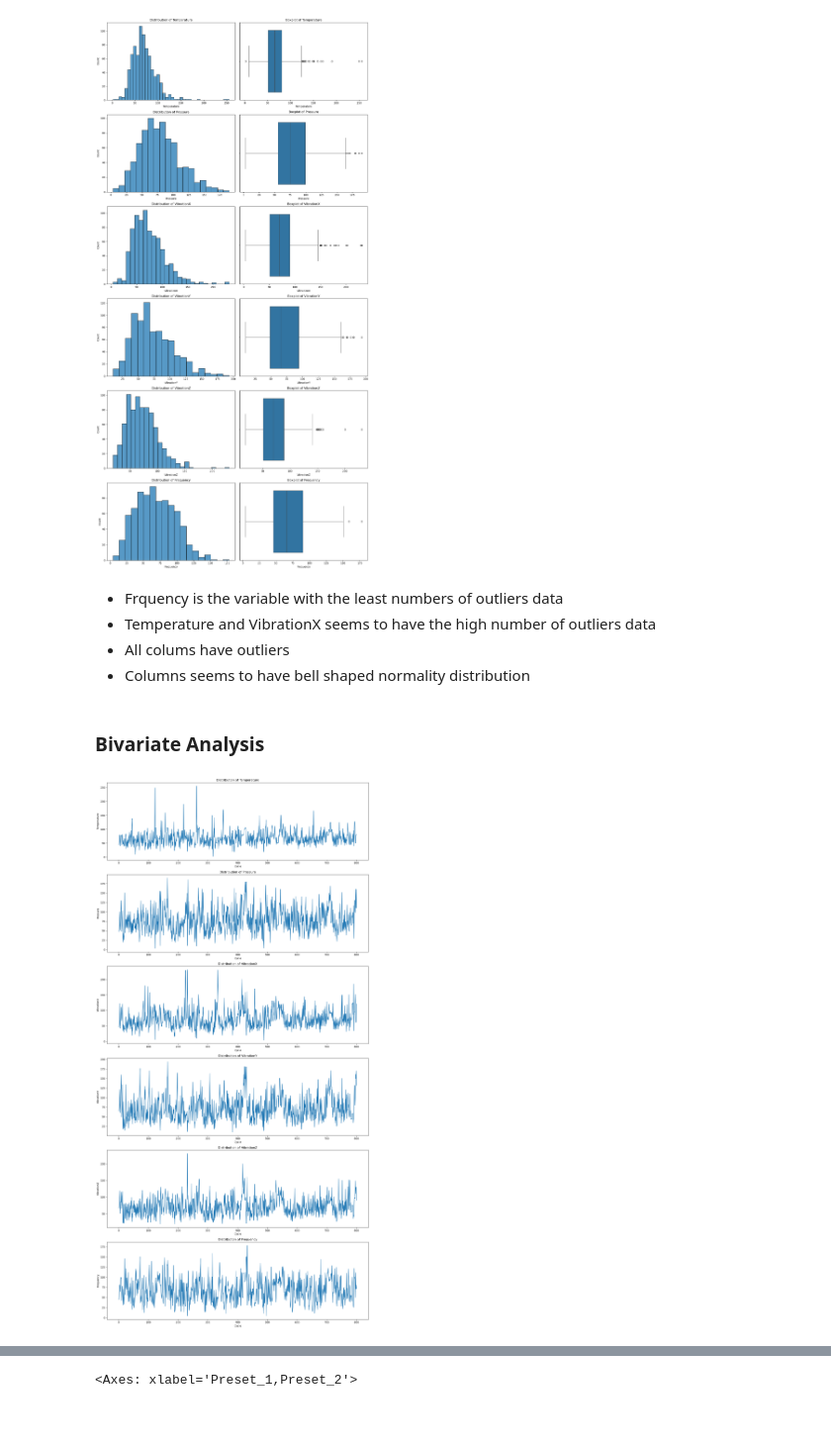
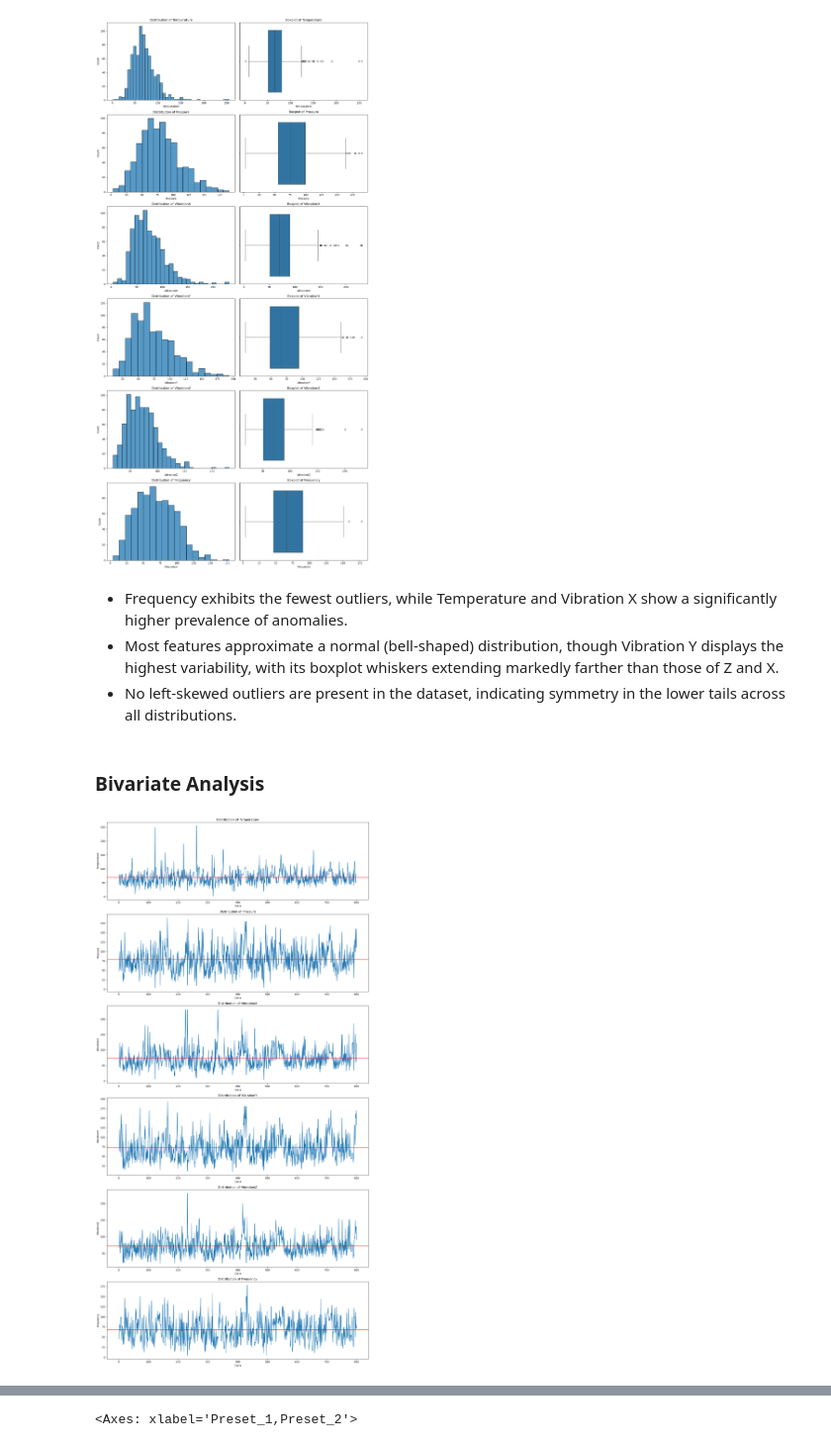
Before and after one commit to FelipeMarcelino/case-shape, a Jupyter notebook: predictive_maintenance.ipynb, the cells around one changed output, grey strips where cells are left out. Shown at 99% size. Drawn from its saved outputs; the diff is of its cells as text; code cells hidden in the pictures; blank space fills up the shorter version.

```diff
--- a/predictive_maintenance.ipynb
+++ b/predictive_maintenance.ipynb
@@ -544,23 +692,27 @@ plt.show()
 # %% [output]
 [figure]
 # %% [markdown]
-- Frquency is the variable with the least numbers of outliers data
-- Temperature and VibrationX seems to have the high number of outliers data
-- All colums have outliers
-- Columns seems to have bell shaped normality distribution
+- Frequency exhibits the fewest outliers, while Temperature and Vibration X show a significantly higher prevalence of anomalies.
+- Most features approximate a normal (bell-shaped) distribution, though Vibration Y displays the highest variability, with its boxplot whiskers extending markedly farther than those of Z and X.
+- No left-skewed outliers are present in the dataset, indicating symmetry in the lower tails across all distributions.
 # %% [markdown]
 ### Bivariate Analysis
 # %%
+# Calculate a line plot to see if we have any kind of seasonal or trend features on data. In addition, we can analyze with the mean
+# and see if the time-series is around its mean value or not.
 fig, axs = plt.subplots(nrows=total_features, ncols=1, figsize=(15, 30))
 
 axs = axs.flatten()
 
 for index, feature in enumerate(FEATURES):
     sns.lineplot(data=data, x=TIMESTAMP, y=feature, ax=axs[index])
     axs[index].set_title(f"Distribution of {feature}")
+    # Add average line
+    avg_value = data[feature].mean()
+    axs[index].axhline(avg_value, color='red', linestyle='-', label='Average')
 
 plt.tight_layout()
 plt.show()
 # %% [output]
-[figure, old version]
+[figure, new version]
 # %% [markdown]
```
Also changed, not shown: parts of 58 cells of this notebook, 4 other files.
